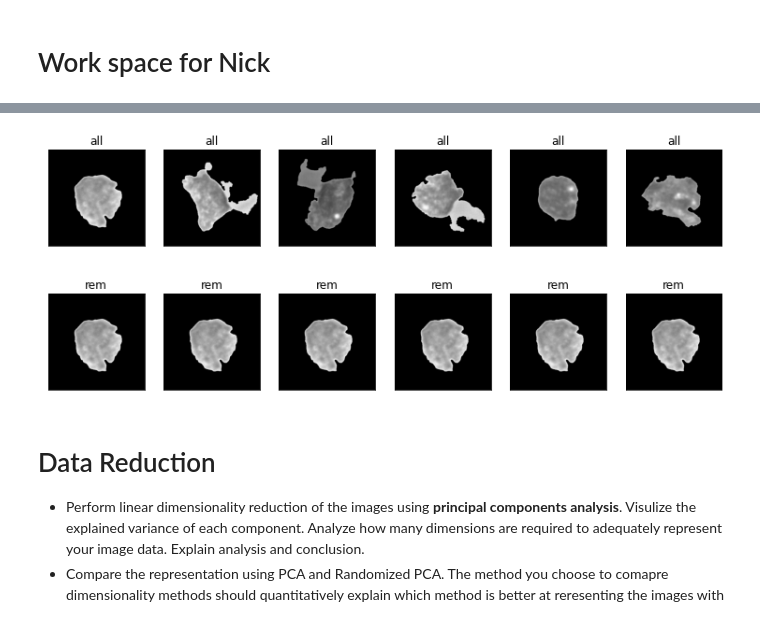
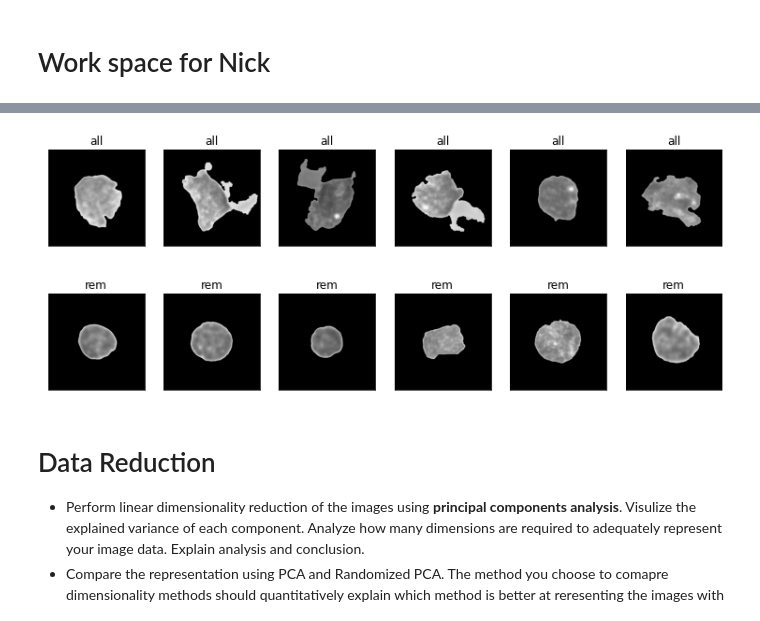
Before and after one commit to stevenjohnlarsen/Brain-Cells, a Jupyter notebook: Nicks-work.ipynb, the cells around one changed output, grey strips where cells are left out. Drawn from its saved outputs; the diff is of its cells as text; code cells hidden in the pictures.

```diff
--- a/Nicks-work.ipynb
+++ b/Nicks-work.ipynb
@@ -32,7 +32,7 @@ def read_images(directories, verb = False):
             data = gray_sacle(data)
             data = data.ravel()
             X.append(data)
-            y.append([1])
+            y.append(1)
 
         direct_hem = f"{direct}\\hem"
         for file in listdir(direct_hem):
@@ -43,7 +43,7 @@ def read_images(directories, verb = False):
             data = gray_sacle(data)
             data = data.ravel()
             X.append(data)
-            y.append([0])
+            y.append(0)
 
     return np.asarray(X), np.asarray(y)
 
@@ -73,5 +73,5 @@ Wall time: 52.3 s
 # %%
 %%time
-plot_gallery(X[np.where(y==1)[0]], ['all' for i in range(6)], h=450, w=450, n_row=1, n_col=6)
-plot_gallery(X[np.where(y==0)[1]], ['rem' for i in range(6)], h=450, w=450, n_row=1, n_col=6)
+plot_gallery(X[np.where(y==1)], ['all' for i in range(6)], h=450, w=450, n_row=1, n_col=6)
+plot_gallery(X[np.where(y==0)], ['rem' for i in range(6)], h=450, w=450, n_row=1, n_col=6)
 # %% [output]
@@ -79,5 +79,5 @@ Wall time: 1.77 s
 [figure]
-[figure, old version]
+[figure, new version]
 # %% [markdown]
 # Data Reduction
 * Perform linear dimensionality reduction of the images using **principal components analysis**. Visulize the explained variance of each component. Analyze how many dimensions are required to adequately represent your image data. Explain analysis and conclusion.
```
Also changed, not shown: parts of 13 cells of this notebook.
